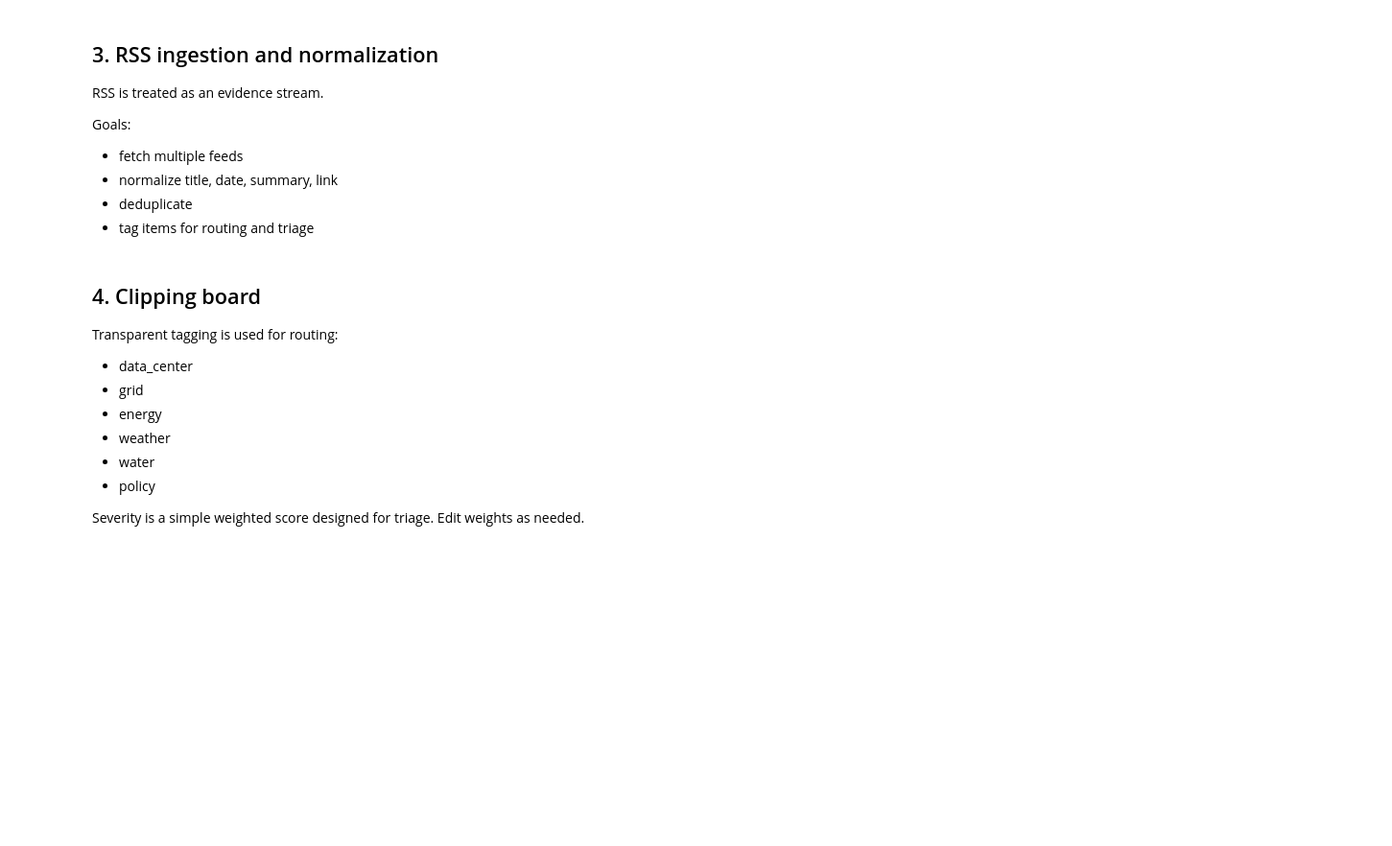
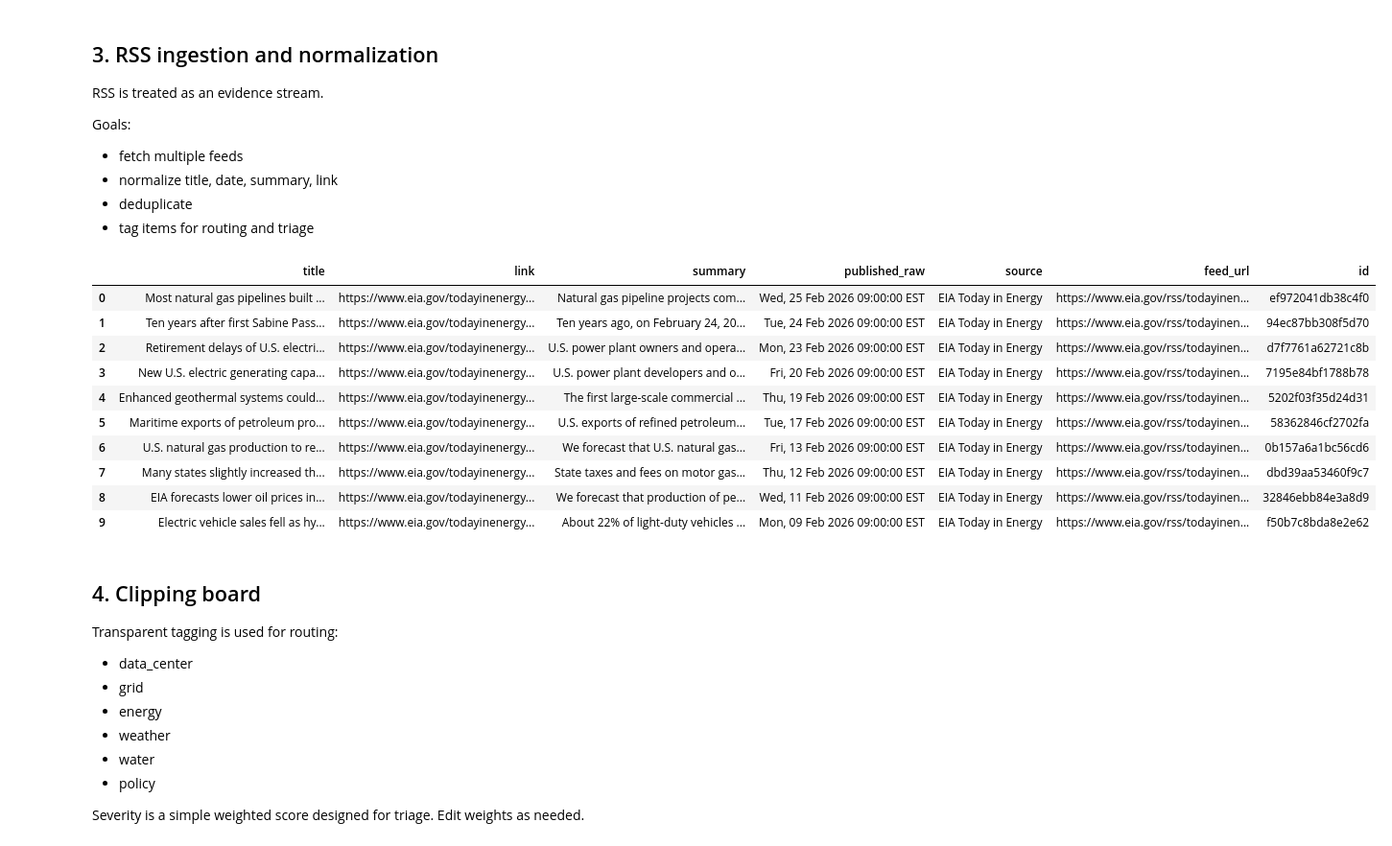
Before and after one commit to DaScient/Energy, a Jupyter notebook: notebooks/DaScient_Weather_News_Energy_DataCenter_Planning.ipynb, the cells around one changed output. Shown at 96% size. Drawn from its saved outputs; the diff is of its cells as text; code cells hidden in the pictures; blank space fills up the shorter version.

```diff
--- a/notebooks/DaScient_Weather_News_Energy_DataCenter_Planning.ipynb
+++ b/notebooks/DaScient_Weather_News_Energy_DataCenter_Planning.ipynb
@@ -176,7 +194,7 @@ Goals:
 
 RSS_SOURCES = [
     {"source":"EIA Today in Energy", "url":"https://www.eia.gov/rss/todayinenergy.xml"},
-    {"source":"EIA Press Releases", "url":"https://www.eia.gov/rss/pressrelease.xml"},
+    {"source":"EIA Press Releases", "url":"https://www.eia.gov/pressroom/releases.php"},
     {"source":"Utility Dive", "url":"https://www.utilitydive.com/feeds/news/"},
     {"source":"NWS Active Alerts (US)", "url":"https://www.weather.gov/alerts/us.rss"},
     {"source":"PJM Newsroom", "url":"https://www.pjm.com/about-pjm/newsroom/rss-feeds/~/rss.aspx?feed=News%20Releases"},
@@ -185,33 +203,45 @@ RSS_SOURCES = [
 def fetch_rss(url: str, timeout_s: int = 30):
     headers = {"User-Agent":"DaScient-RSS-Weather-Energy-Notebook/1.0"}
     resp = requests.get(url, headers=headers, timeout=timeout_s)
     resp.raise_for_status()
     return feedparser.parse(resp.content)
 
 def parse_entry(e):
     title = (e.get("title", "") or "").strip()
     link = (e.get("link", "") or "").strip()
     summary = ((e.get("summary", "") or e.get("description", "") or "")).strip()
     published = (e.get("published", "") or e.get("updated", "") or "").strip()
     return {"title": title, "link": link, "summary": summary, "published_raw": published}
 
 def pull_all_rss(sources, limit_per_feed: int = 40) -> pd.DataFrame:
     rows = []
     for s in sources:
         feed = fetch_rss(s["url"])
         for e in (feed.entries or [])[:limit_per_feed]:
             row = parse_entry(e)
             row["source"] = s["source"]
             row["feed_url"] = s["url"]
             rows.append(row)
     df = pd.DataFrame(rows)
     if df.empty:
         return df
     df["id"] = df.apply(lambda r: stable_hash({"t":r["title"], "l":r["link"]}), axis=1)
     return df.drop_duplicates("id").reset_index(drop=True)
 
 rss_df = pull_all_rss(RSS_SOURCES, limit_per_feed=35)
 rss_df.head(10)
+# %% [output]
+|  | title | link | summary | published_raw | source | feed_url | id |
+| 0 | Most natural gas pipelines built ... | https://www.eia.gov/todayinenergy... | Natural gas pipeline projects com... | Wed, 25 Feb 2026 09:00:00 EST | EIA Today in Energy | https://www.eia.gov/rss/todayinen... | ef972041db38c4f0 |
+| 1 | Ten years after first Sabine Pass... | https://www.eia.gov/todayinenergy... | Ten years ago, on February 24, 20... | Tue, 24 Feb 2026 09:00:00 EST | EIA Today in Energy | https://www.eia.gov/rss/todayinen... | 94ec87bb308f5d70 |
+| 2 | Retirement delays of U.S. electri... | https://www.eia.gov/todayinenergy... | U.S. power plant owners and opera... | Mon, 23 Feb 2026 09:00:00 EST | EIA Today in Energy | https://www.eia.gov/rss/todayinen... | d7f7761a62721c8b |
+| 3 | New U.S. electric generating capa... | https://www.eia.gov/todayinenergy... | U.S. power plant developers and o... | Fri, 20 Feb 2026 09:00:00 EST | EIA Today in Energy | https://www.eia.gov/rss/todayinen... | 7195e84bf1788b78 |
+| 4 | Enhanced geothermal systems could... | https://www.eia.gov/todayinenergy... | The first large-scale commercial ... | Thu, 19 Feb 2026 09:00:00 EST | EIA Today in Energy | https://www.eia.gov/rss/todayinen... | 5202f03f35d24d31 |
+| 5 | Maritime exports of petroleum pro... | https://www.eia.gov/todayinenergy... | U.S. exports of refined petroleum... | Tue, 17 Feb 2026 09:00:00 EST | EIA Today in Energy | https://www.eia.gov/rss/todayinen... | 58362846cf2702fa |
+| 6 | U.S. natural gas production to re... | https://www.eia.gov/todayinenergy... | We forecast that U.S. natural gas... | Fri, 13 Feb 2026 09:00:00 EST | EIA Today in Energy | https://www.eia.gov/rss/todayinen... | 0b157a6a1bc56cd6 |
+| 7 | Many states slightly increased th... | https://www.eia.gov/todayinenergy... | State taxes and fees on motor gas... | Thu, 12 Feb 2026 09:00:00 EST | EIA Today in Energy | https://www.eia.gov/rss/todayinen... | dbd39aa53460f9c7 |
+| 8 | EIA forecasts lower oil prices in... | https://www.eia.gov/todayinenergy... | We forecast that production of pe... | Wed, 11 Feb 2026 09:00:00 EST | EIA Today in Energy | https://www.eia.gov/rss/todayinen... | 32846ebb84e3a8d9 |
+| 9 | Electric vehicle sales fell as hy... | https://www.eia.gov/todayinenergy... | About 22% of light-duty vehicles ... | Mon, 09 Feb 2026 09:00:00 EST | EIA Today in Energy | https://www.eia.gov/rss/todayinen... | f50b7c8bda8e2e62 |
 # %% [markdown]
 
 ## 4. Clipping board
```
Also changed, not shown: parts of 7 cells of this notebook, 13 other files.
